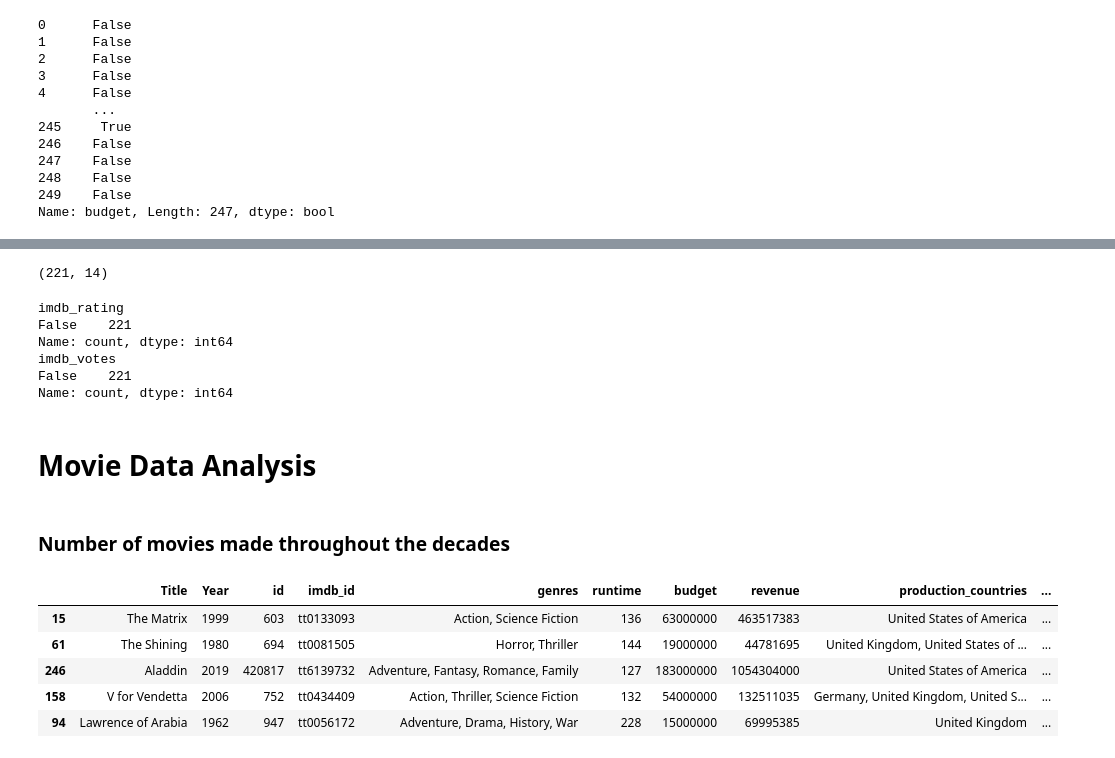
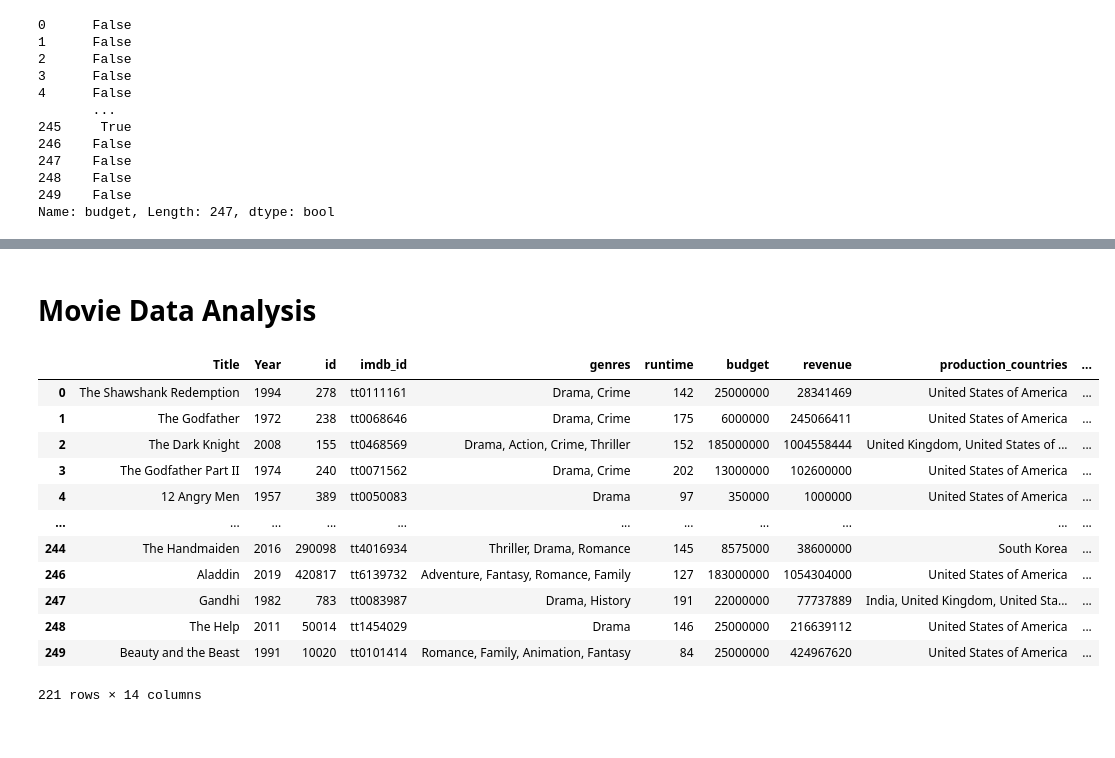
Before and after one commit to Mitajoshi/BC-Project-1, a Jupyter notebook: movie_analysis.ipynb, the cells around one changed output, grey strips where cells are left out. Drawn from its saved outputs; the diff is of its cells as text; code cells hidden in the pictures.

```diff
--- a/movie_analysis.ipynb
+++ b/movie_analysis.ipynb
@@ -221,7 +265,7 @@ movie_list.shape
 movie_list["release_date"] = pd.to_datetime(movie_list["release_date"])
 movie_list["Year"] = movie_list["release_date"].dt.year
 # movie_list.drop("release_date", axis=1, inplace=True)
-movie_list = movie_list = movie_list[["Title", "Year", "id", "imdb_id", "genres", "runtime", "budget", "revenue", "production_countries",
+movie_list=movie_list[["Title", "Year", "id", "imdb_id", "genres", "runtime", "budget", "revenue", "production_countries",
            "popularity", "tmdb_rating"]]
 movie_list
 # %% [output]
@@ -271,5 +338,5 @@ movie_list=movie_list[~no_budget]
 # %%
-# View if a movie had 0 budget or not (true/false)
-no_revenue = movie_list["revenue"]==0
-# Drop all movies that do not have budget information (0)
-movie_list=movie_list[~no_revenue]
+# View if a movie had 0 revenue or not (true/false)
+no_revenue_1 = movie_list["revenue"]==0
+# null_imdb_id = movie_list.loc[movie_list]
+no_revenue_1
@@ -296,4 +355,0 @@ movie_list.sample(5)
-# %%
-# Add new columns to store omdb data into current dataframe
-movie_list[["imdb_rating", "imdb_votes"]] = ""
-movie_list.sample(5)
@@ -355,0 +356,4 @@ test_response
+# %%
+# Removing rows with zero revenue movies
+movie_list=movie_list[~no_revenue_1]
+movie_list
@@ -387,35 +426,29 @@ movie_list.sample(5)
-# %%
-movie_list.shape
-# %% [output]
-(221, 14)
-# %%
-# Check for any NaN values added to the new columns
-print(movie_list["imdb_rating"].isnull().value_counts())
-print(movie_list["imdb_votes"].isnull().value_counts())
-# %% [output]
-imdb_rating
-False    221
-Name: count, dtype: int64
-imdb_votes
-False    221
-Name: count, dtype: int64
 # %% [markdown]
 # Movie Data Analysis
-# %% [markdown]
-### Number of movies made throughout the decades
 # %%
-# Define bins
-bins = [1920, 1930, 1940, 1950, 1960, 1970, 1980, 1990, 2000, 2010, 2020, 2030]
+# Runtime over the years
+
+# data = movie_list['Year']
+# df = movie_list.DataFrame(data)
+
+# Define custom bin edges
+bin_edges = [1920, 1930, 1940, 1950, 1960, 1970, 1980, 1990, 2000, 2010, 2020, 2030]
 
 # Cut the data into custom intervals
-movie_list["decade"] = pd.cut(movie_list["Year"], bins=bins)
-
-movie_list.sample(5)
+movie_list['Decades'] = pd.cut(movie_list['Year'], bins=bin_edges)
+movie_list
 # %% [output]
 |  | Title | Year | id | imdb_id | genres | runtime | budget | revenue | production_countries | ... |
-| 15 | The Matrix | 1999 | 603 | tt0133093 | Action, Science Fiction | 136 | 63000000 | 463517383 | United States of America | ... |
-| 61 | The Shining | 1980 | 694 | tt0081505 | Horror, Thriller | 144 | 19000000 | 44781695 | United Kingdom, United States of ... | ... |
+| 0 | The Shawshank Redemption | 1994 | 278 | tt0111161 | Drama, Crime | 142 | 25000000 | 28341469 | United States of America | ... |
+| 1 | The Godfather | 1972 | 238 | tt0068646 | Drama, Crime | 175 | 6000000 | 245066411 | United States of America | ... |
+| 2 | The Dark Knight | 2008 | 155 | tt0468569 | Drama, Action, Crime, Thriller | 152 | 185000000 | 1004558444 | United Kingdom, United States of ... | ... |
+| 3 | The Godfather Part II | 1974 | 240 | tt0071562 | Drama, Crime | 202 | 13000000 | 102600000 | United States of America | ... |
+| 4 | 12 Angry Men | 1957 | 389 | tt0050083 | Drama | 97 | 350000 | 1000000 | United States of America | ... |
+| ... | ... | ... | ... | ... | ... | ... | ... | ... | ... | ... |
+| 244 | The Handmaiden | 2016 | 290098 | tt4016934 | Thriller, Drama, Romance | 145 | 8575000 | 38600000 | South Korea | ... |
 | 246 | Aladdin | 2019 | 420817 | tt6139732 | Adventure, Fantasy, Romance, Family | 127 | 183000000 | 1054304000 | United States of America | ... |
-| 158 | V for Vendetta | 2006 | 752 | tt0434409 | Action, Thriller, Science Fiction | 132 | 54000000 | 132511035 | Germany, United Kingdom, United S... | ... |
-| 94 | Lawrence of Arabia | 1962 | 947 | tt0056172 | Adventure, Drama, History, War | 228 | 15000000 | 69995385 | United Kingdom | ... |
+| 247 | Gandhi | 1982 | 783 | tt0083987 | Drama, History | 191 | 22000000 | 77737889 | India, United Kingdom, United Sta... | ... |
+| 248 | The Help | 2011 | 50014 | tt1454029 | Drama | 146 | 25000000 | 216639112 | United States of America | ... |
+| 249 | Beauty and the Beast | 1991 | 10020 | tt0101414 | Romance, Family, Animation, Fantasy | 84 | 25000000 | 424967620 | United States of America | ... |
+221 rows × 14 columns
 # %%
```
Also changed, not shown: parts of 31 cells of this notebook.
